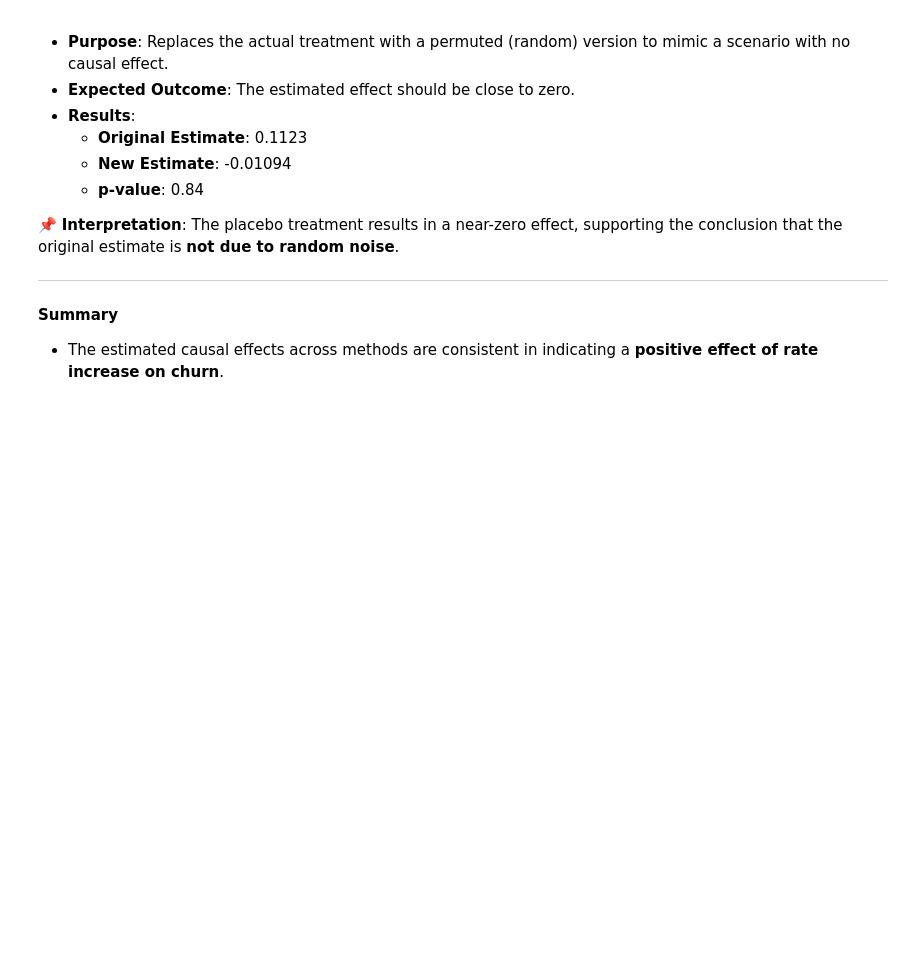
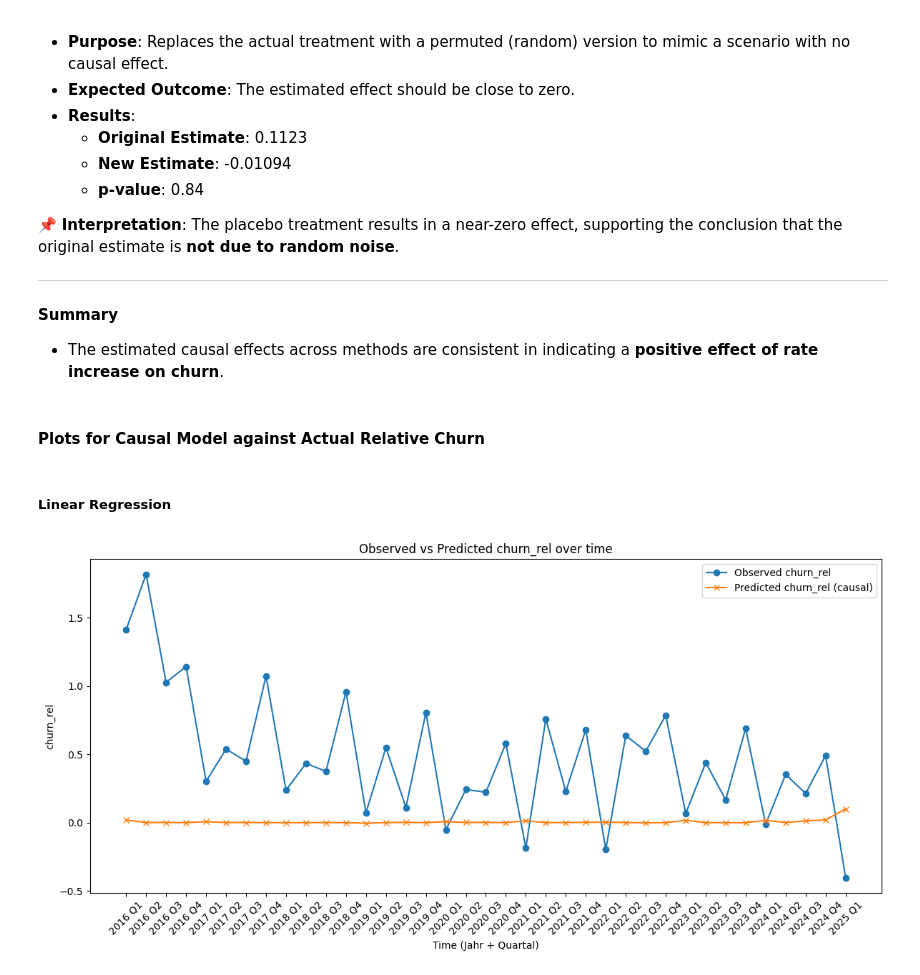
Before and after one commit to HamzaRaza786/data_science_project, a Jupyter notebook: notebooks/eda_and_causal_analysis.ipynb, the cells around one changed output. Saved outputs shown, nothing was run; the diff lists cells and outputs as text; code cells hidden in the pictures; blank space fills up the shorter version.

```diff
--- a/notebooks/eda_and_causal_analysis.ipynb
+++ b/notebooks/eda_and_causal_analysis.ipynb
@@ -336,15 +339,13 @@ plt.show()
 [figure]
 # %%
 # Make a copy to avoid modifying original merged DataFrame
-did_data = merged.copy()
+did_data = did_initial.copy()
 
-# Drop missing values for required variables
-did_data = did_data.dropna(subset=[
-    'churn_rel', 'treatment', 'Risikofaktor'
-])
+# Force Risikofaktor to numeric, coercing errors to NaN
+did_data['Risikofaktor'] = pd.to_numeric(did_data['Risikofaktor'], errors='coerce')
 
-# Convert controls to numeric
-did_data['Risikofaktor'] = pd.to_numeric(did_data['Risikofaktor'], errors='coerce')
+# then drop any rows with NaN
+did_data = did_data.dropna(subset=['Risikofaktor'])
 
 # Run DiD regression with controls
 model_ctrl = smf.ols(
@@ -392,15 +393,12 @@ Right now, the data suggests that increasing contribution rates might raise chur
 #### Model & Identification
 # %%
 # Columns involved in the model
-model_vars = ["rate_change", "churn_rel", "Risikofaktor", "Quartal", "Jahr"]
-
-# Drop rows with NaN or Inf in those columns
-did_data_clean = did_data[model_vars].replace([np.inf, -np.inf], np.nan).dropna()
+model_vars = ["Krankenkasse", "rate_change", "churn_rel", "Risikofaktor", "Quartal", "Jahr"]
 
 effect_modifiers = ["Risikofaktor", "Jahr", "Quartal"]
 
 causal_model = CausalModel(
-    data=did_data_clean,
+    data=did_data,
     treatment="rate_change",
     outcome="churn_rel",
     common_causes=effect_modifiers
@@ -548,3 +546,35 @@ To validate the stability of the causal effect, we applied two standard refutati
 
 #### Summary
 - The estimated causal effects across methods are consistent in indicating a **positive effect of rate increase on churn**.
+# %% [markdown]
+#### Plots for Causal Model against Actual Relative Churn
+# %% [markdown]
+##### Linear Regression
+# %%
+# create a time column to plot
+did_data['time'] = did_data['Jahr'].astype(str) + " Q" + did_data['Quartal'].astype(str)
+
+# get the estimated coefficient from linear regression
+beta = estimate_lr.value
+
+# predicted churn based on treatment effect
+did_data['predicted_churn_rel'] = beta * did_data['rate_change']
+
+# aggregate both predicted and observed by time
+agg = did_data.groupby('time').agg({
+    'churn_rel': 'mean',
+    'predicted_churn_rel': 'mean'
+}).reset_index()
+
+plt.figure(figsize=(12,6))
+plt.plot(agg['time'], agg['churn_rel'], label='Observed churn_rel', marker='o')
+plt.plot(agg['time'], agg['predicted_churn_rel'], label='Predicted churn_rel (causal)', marker='x')
+plt.xticks(rotation=45)
+plt.ylabel("churn_rel")
+plt.xlabel("Time (Jahr + Quartal)")
+plt.title("Observed vs Predicted churn_rel over time")
+plt.legend()
+plt.tight_layout()
+plt.show()
+# %% [output]
+[figure, added]
```
Also changed, not shown: parts of 21 cells of this notebook.
